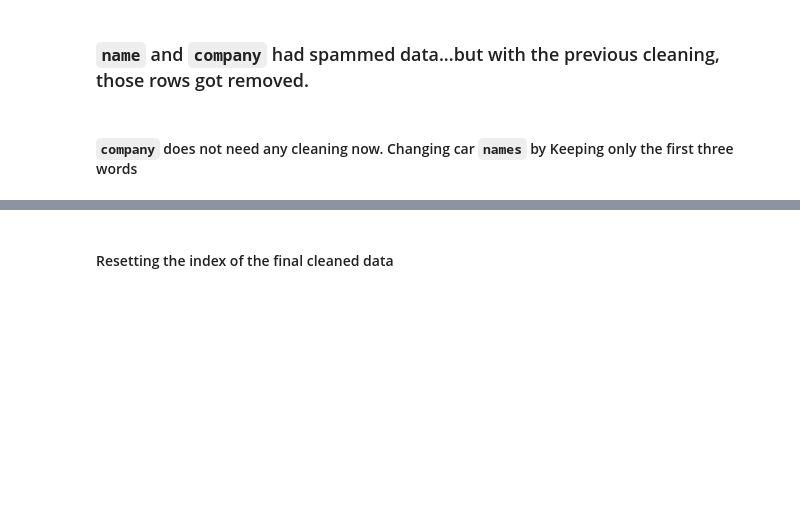
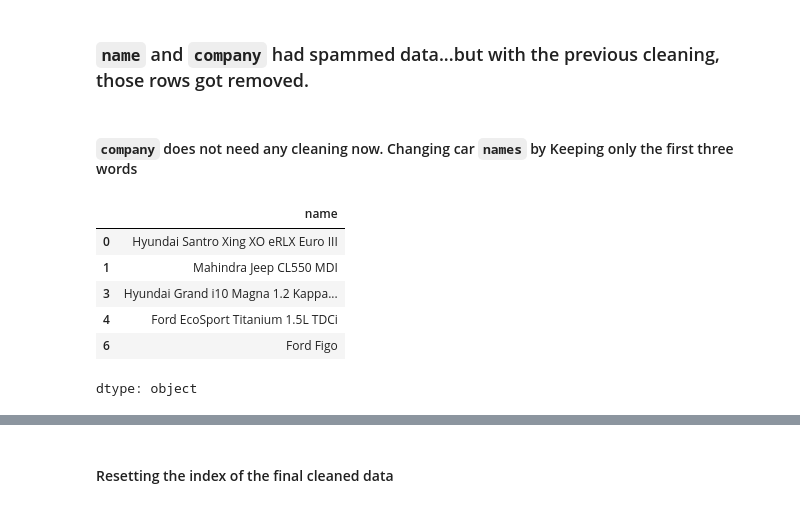
Before and after one commit to Donna152/car-price-prediction, a Jupyter notebook: car_price_predictor.ipynb, the cells around one changed output, grey strips where cells are left out. Cells and saved outputs as stored; diff of their text form; code cells hidden in the pictures; blank space fills up the shorter version.

```diff
--- a/car_price_predictor.ipynb
+++ b/car_price_predictor.ipynb
@@ -169,5 +193,15 @@ car.shape
 ### `name` and `company` had spammed data...but with the previous cleaning, those rows got removed.
 # %% [markdown]
 #### `company` does not need any cleaning now. Changing car `names` by Keeping only the first three words
+# %%
+car['name'][:5]
+# %% [output]
+|  | name |
+| 0 | Hyundai Santro Xing XO eRLX Euro III |
+| 1 | Mahindra Jeep CL550 MDI |
+| 3 | Hyundai Grand i10 Magna 1.2 Kappa... |
+| 4 | Ford EcoSport Titanium 1.5L TDCi |
+| 6 | Ford Figo |
+dtype: object
 # %%
 car['name']=car['name'].str.split().str.slice(start=0,stop=3).str.join(' ')
```
Also changed, not shown: parts of 37 cells of this notebook, 7 other files.
